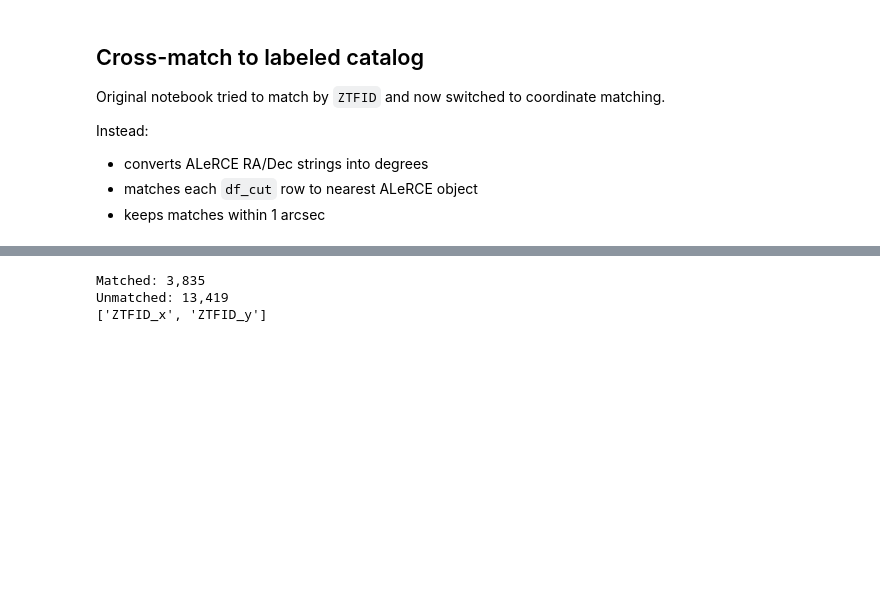
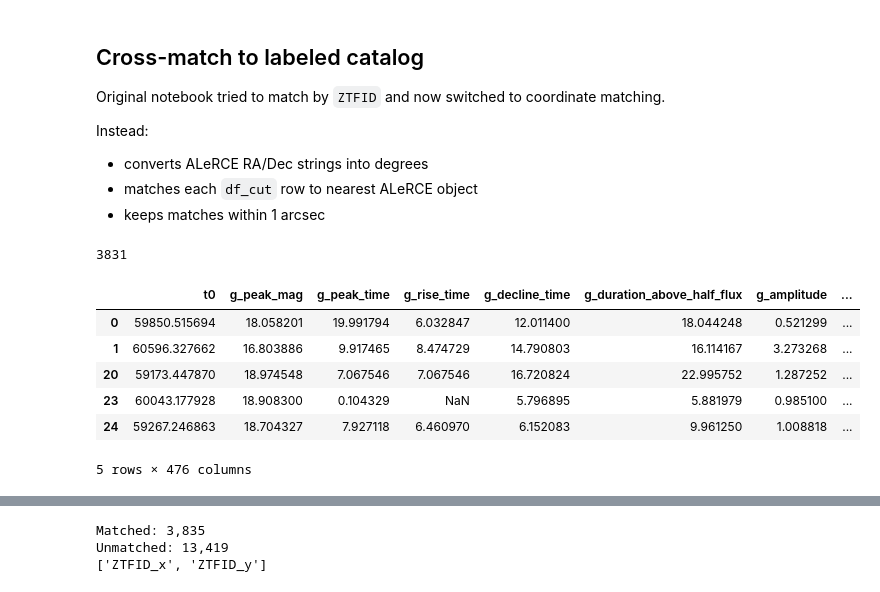
Before and after one commit to jennake/re-laiss, a Jupyter notebook: DimmadTest_cleaned.ipynb, the cells around one changed output, grey strips where cells are left out. Saved outputs shown, nothing was run; the diff lists cells and outputs as text; code cells hidden in the pictures; blank space fills up the shorter version.

```diff
--- a/DimmadTest_cleaned.ipynb
+++ b/DimmadTest_cleaned.ipynb
@@ -88,3 +91,38 @@ Instead:
 - converts ALeRCE RA/Dec strings into degrees
 - matches each `df_cut` row to nearest ALeRCE object
 - keeps matches within 1 arcsec
+# %%
+zdf = pd.read_csv(ALERCE_EXPLORER_CSV, low_memory=False)
+
+df_cut["ZTFID"].describe()
+
+df_copycut = df_cut.copy()
+# %%
+df_matched = df_copycut.merge(
+    zdf,
+    on="ZTFID",
+    how="inner"
+)
+
+len(set(df_copycut["ZTFID"]) & set(zdf["ZTFID"]))
+# %% [output]
+3831
+# %%
+tmp = df_copycut.merge(
+    zdf,
+    on="ZTFID",
+    how="left",
+    indicator=True
+)
+
+df_matched   = tmp[tmp["_merge"] == "both"].drop(columns=["_merge"])
+
+df_matched.head()
+# %% [output]
+|  | t0 | g_peak_mag | g_peak_time | g_rise_time | g_decline_time | g_duration_above_half_flux | g_amplitude | ... |
+| 0 | 59850.515694 | 18.058201 | 19.991794 | 6.032847 | 12.011400 | 18.044248 | 0.521299 | ... |
+| 1 | 60596.327662 | 16.803886 | 9.917465 | 8.474729 | 14.790803 | 16.114167 | 3.273268 | ... |
+| 20 | 59173.447870 | 18.974548 | 7.067546 | 7.067546 | 16.720824 | 22.995752 | 1.287252 | ... |
+| 23 | 60043.177928 | 18.908300 | 0.104329 | NaN | 5.796895 | 5.881979 | 0.985100 | ... |
+| 24 | 59267.246863 | 18.704327 | 7.927118 | 6.460970 | 6.152083 | 9.961250 | 1.008818 | ... |
+5 rows × 476 columns
```
Also changed, not shown: parts of 34 cells of this notebook, 12 other files.
